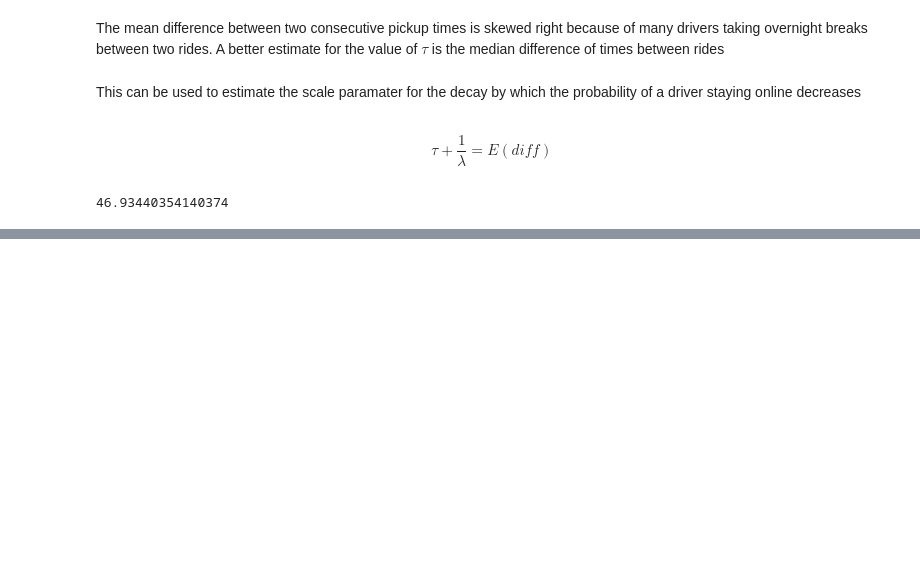
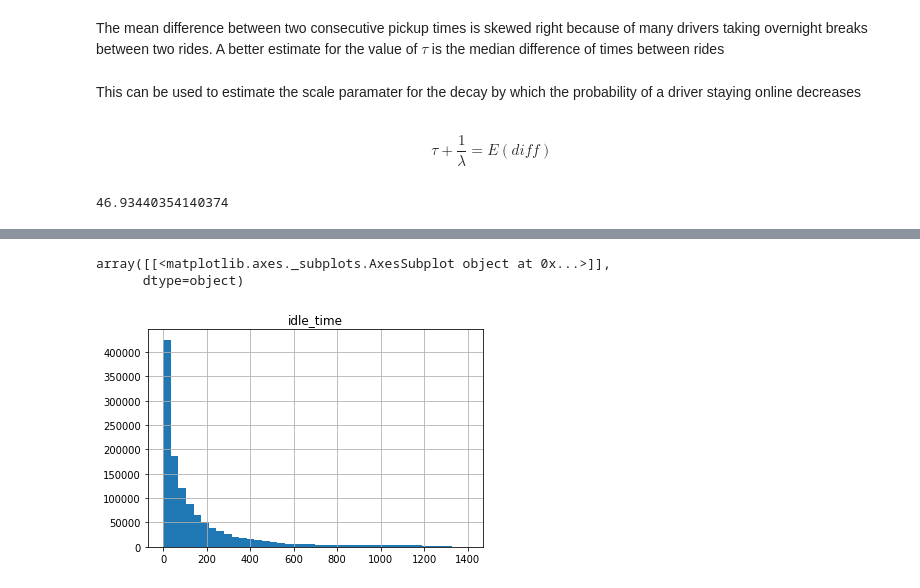
Before and after one commit to ridhi1412/capstone_didi, a Jupyter notebook: Inactive time analysis.ipynb, the cells around one changed output, grey strips where cells are left out. Saved outputs shown, nothing was run; the diff lists cells and outputs as text; code cells hidden in the pictures; blank space fills up the shorter version.

Commit message:
full analysis on idle time

```diff
--- a/Inactive time analysis.ipynb
+++ b/Inactive time analysis.ipynb
@@ -135,0 +138,3 @@ def idle_time_est(t, tau, shape, size):
+# %%
+size = driver_start_times_no_na.shape[0]
+driver_start_times_no_na['idle_time'] = idle_time_est(driver_start_times_no_na['diff'], tau, shape, size=size)
@@ -135,0 +157,6 @@ def idle_time_est(t, tau, shape, size):
+# %%
+driver_start_times_no_na[driver_start_times_no_na.idle_time > 0].hist('idle_time', bins=40)
+# %% [output]
+array([[<matplotlib.axes._subplots.AxesSubplot object at 0x...>]],
+      dtype=object)
+[figure, added]
```
Also changed, not shown: parts of 3 cells of this notebook.
